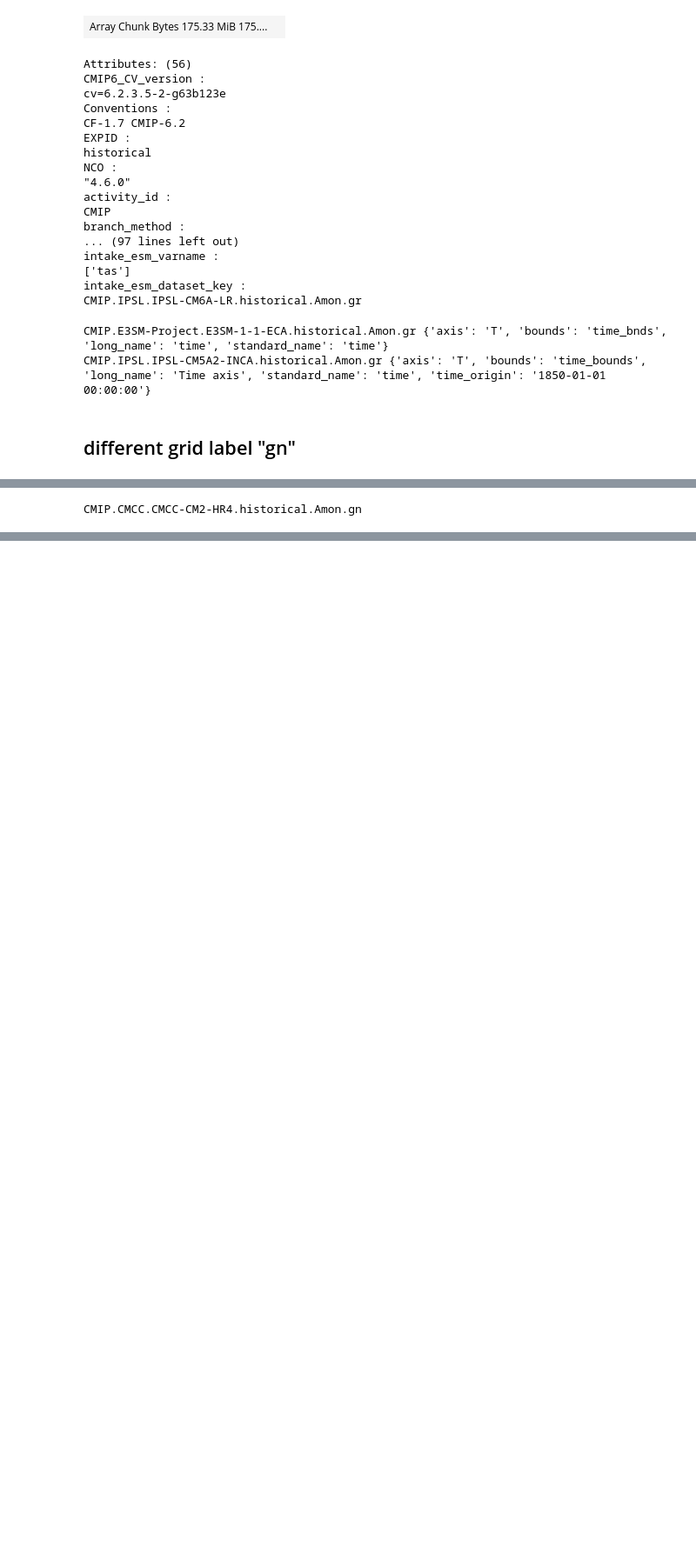
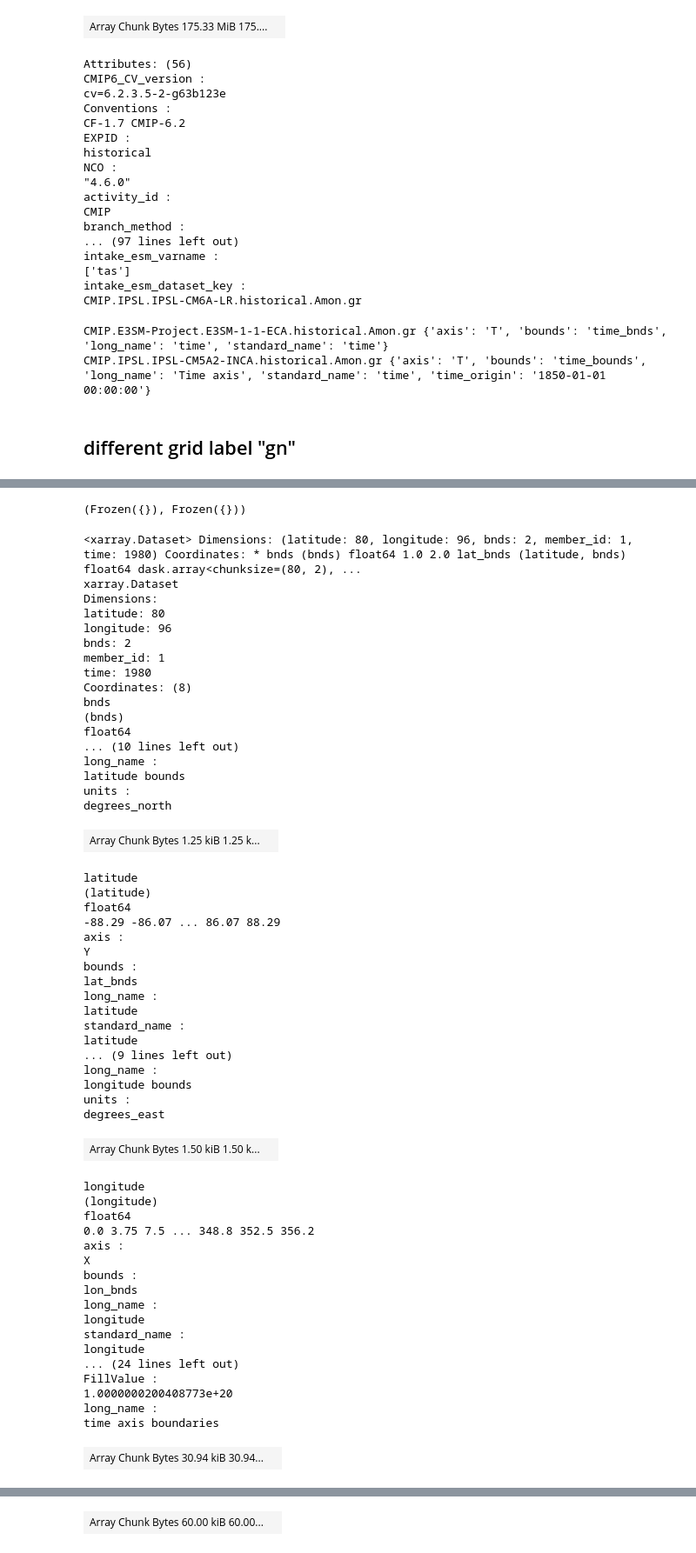
Before and after one commit to juliaeis/OGGM_equilibrium_runs, a Jupyter notebook: download_cmip6.ipynb, the cells around one changed output, grey strips where cells are left out. Shown at 87% size. Cells and saved outputs as stored; diff of their text form; code cells hidden in the pictures; blank space fills up the shorter version.

```diff
--- a/download_cmip6.ipynb
+++ b/download_cmip6.ipynb
@@ -471,7 +574,73 @@ list(hist_tas.keys() & hist_pr.keys())[0]
+# %%
+key='CMIP.UA.MCM-UA-1-0.historical.Amon.gn'
+p_pr = os.path.join('cmip6_gn','pr',key+'_pr.nc')
+p_tas = os.path.join('cmip6_gn','tas',key+'_tas.nc')
+tas_ds = xr.open_dataset(p_tas)
+pr_ds = xr.open_dataset(p_pr)
+tas_ds.dims, pr_ds.dims
+# %% [output]
+(Frozen({}), Frozen({}))
 # %%
-for key in list(hist_tas.keys() & hist_pr.keys())[1:2]:
-    print(key)
-    hist_tas_ds[key].sel(member_id='r1i1p1f1').to_netcdf(os.path.join('cmip6_gn','tas',key+'_tas.nc'))
-    hist_pr_ds[key].sel(member_id='r1i1p1f1').to_netcdf(os.path.join('cmip6_gn','pr',key+'_pr.nc'))
+key ='CMIP.UA.MCM-UA-1-0.historical.Amon.gn'
+#key='CMIP.BCC.BCC-ESM1.historical.Amon.gn'
+p_pr = os.path.join('cmip6_gn','pr',key+'_pr.nc')
+p_tas = os.path.join('cmip6_gn','tas',key+'_tas.nc')
+hist_tas_ds[key].sel(member_id='r1i1p1f1').drop(['height','time_bnds']).to_netcdf(p_tas)
+hist_pr_ds[key].sel(member_id='r1i1p1f1').drop(['time_bnds']).to_netcdf(p_pr)
-# %% [output]
-CMIP.CMCC.CMCC-CM2-HR4.historical.Amon.gn
+# %%
+hist_pr_ds[key]
+# %% [output]
+<xarray.Dataset> Dimensions: (latitude: 80, longitude: 96, bnds: 2, member_id: 1, time: 1980) Coordinates: * bnds (bnds) float64 1.0 2.0 lat_bnds (latitude, bnds) float64 dask.array<chunksize=(80, 2), ...
+xarray.Dataset
+Dimensions:
+latitude: 80
+longitude: 96
+bnds: 2
+member_id: 1
+time: 1980
+Coordinates: (8)
+bnds
+(bnds)
+float64
+... (10 lines left out)
+long_name :
+latitude bounds
+units :
+degrees_north
+| Array Chunk Bytes 1.25 kiB 1.25 k... |  |
+latitude
+(latitude)
+float64
+-88.29 -86.07 ... 86.07 88.29
+axis :
+Y
+bounds :
+lat_bnds
+long_name :
+latitude
+standard_name :
+latitude
+... (9 lines left out)
+long_name :
+longitude bounds
+units :
+degrees_east
+| Array Chunk Bytes 1.50 kiB 1.50 k... |  |
+longitude
+(longitude)
+float64
+0.0 3.75 7.5 ... 348.8 352.5 356.2
+axis :
+X
+bounds :
+lon_bnds
+long_name :
+longitude
+standard_name :
+longitude
+... (24 lines left out)
+FillValue :
+1.0000000200408773e+20
+long_name :
+time axis boundaries
+| Array Chunk Bytes 30.94 kiB 30.94... |  |
@@ -477,0 +661 @@ CMIP.CMCC.CMCC-CM2-HR4.historical.Amon.gn
+| Array Chunk Bytes 60.00 kiB 60.00... |  |
```
Also changed, not shown: parts of 16 cells of this notebook, 3 other files.
